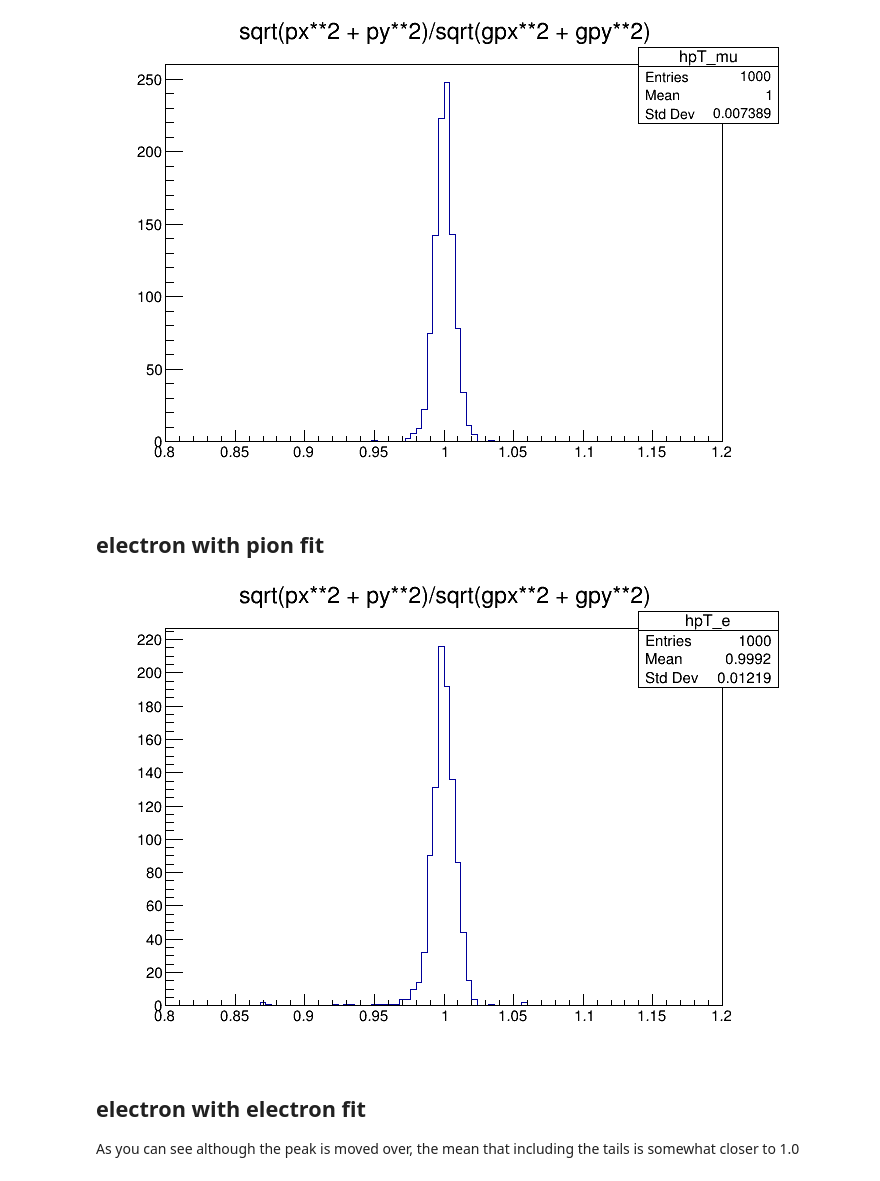
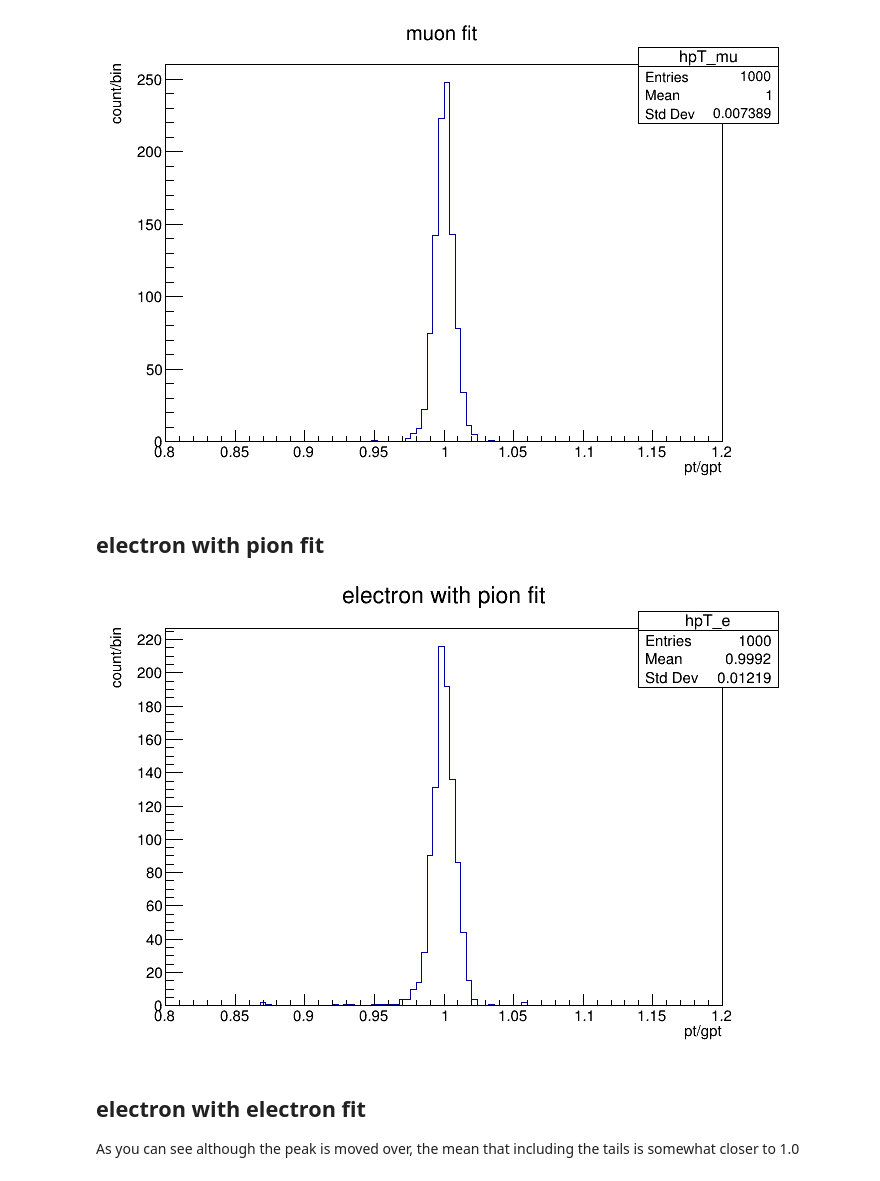
Before and after one commit to blackcathj/tutorials, a Jupyter notebook: Momentum/SimpleChecks.ipynb, the cells around one changed output. Drawn from its saved outputs; the diff is of its cells as text; code cells hidden in the pictures.

```diff
--- a/Momentum/SimpleChecks.ipynb
+++ b/Momentum/SimpleChecks.ipynb
@@ -5,15 +9,16 @@
 # %%
 {
 
     TFile *_file0 = TFile::Open("FastTrackingEval_muon.root");
     TTree * tracks = (TTree *)_file0->GetObjectChecked("tracks","TTree");
 
     TCanvas * c1 = new TCanvas();
     tracks->Draw("sqrt(px**2 + py**2)/sqrt(gpx**2 + gpy**2)>>hpT_mu(100,.8,1.2)");
+    hpT_mu->SetTitle("muon fit;p_{T}/p_{T,truth};count/bin");
     c1 -> Draw();
 }
 # %% [output]
-[figure, old version]
+[figure, new version]
 # %% [markdown]
 ## electron with pion fit
 # %%
@@ -25,11 +30,12 @@
     TCanvas * c1 = new TCanvas();
 
     tracks->Draw("sqrt(px**2 + py**2)/sqrt(gpx**2 + gpy**2)>>hpT_e(100,.8,1.2)");
+    hpT_e->SetTitle("electron with pion fit;p_{T}/p_{T,truth};count/bin");
 
     c1 -> Draw();
 }
 # %% [output]
-[figure, old version]
+[figure, new version]
 # %% [markdown]
 ## electron with electron fit
 
```
Also changed, not shown: parts of 8 cells of this notebook, 1 other file.
